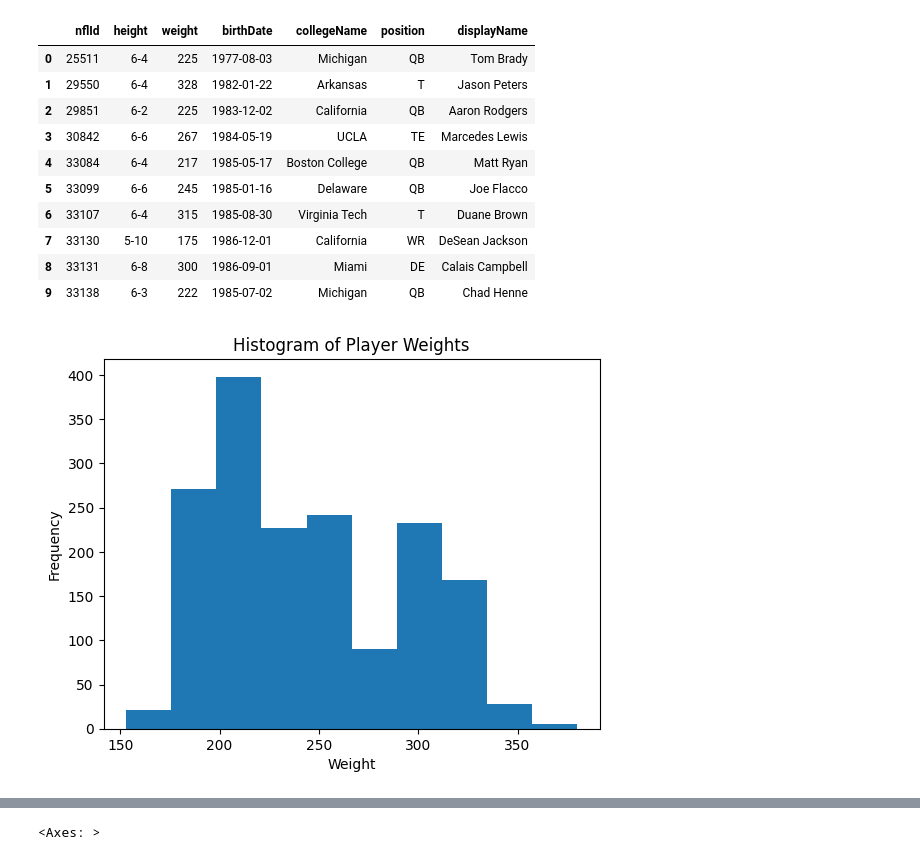
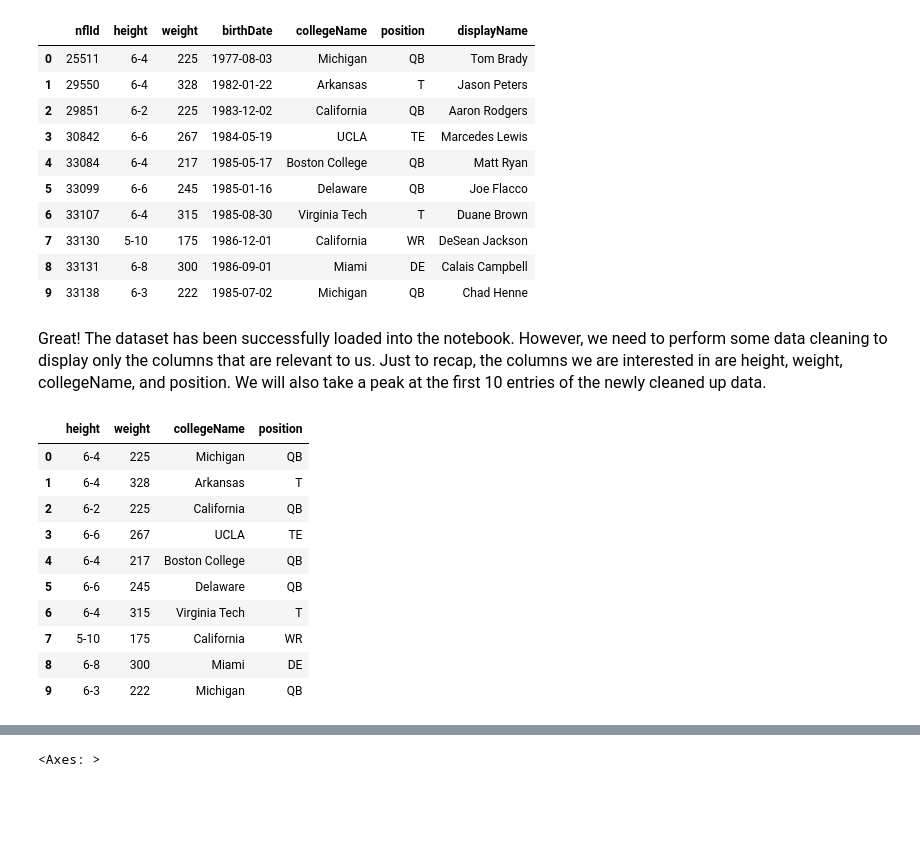
Before and after one commit to glaframb71/CS39AA-Project, a Jupyter notebook: 39aa-project.ipynb, the cells around one changed output, grey strips where cells are left out. Saved outputs shown, nothing was run; the diff lists cells and outputs as text; code cells hidden in the pictures; blank space fills up the shorter version.

Commit message:
Kaggle Notebook | 39AA Project | Version 5

```diff
--- a/39aa-project.ipynb
+++ b/39aa-project.ipynb
@@ -53,14 +34,21 @@ players.head(10)
 | 7 | 33130 | 5-10 | 175 | 1986-12-01 | California | WR | DeSean Jackson |
 | 8 | 33131 | 6-8 | 300 | 1986-09-01 | Miami | DE | Calais Campbell |
 | 9 | 33138 | 6-3 | 222 | 1985-07-02 | Michigan | QB | Chad Henne |
-# %%
-weights = players['weight'].tolist()
-
-plt.hist(weights, bins=10)  # Adjust the number of bins as needed
-plt.xlabel("Weight")
-plt.ylabel("Frequency")
-plt.title("Histogram of Player Weights")
-
-plt.show()
-# %% [output]
-[figure, removed]
+# %% [markdown]
+<font size ="3">Great! The dataset has been successfully loaded into the notebook. However, we need to perform some data cleaning to display only the columns that are relevant to us. Just to recap, the columns we are interested in are height, weight, collegeName, and position. We will also take a peak at the first 10 entries of the newly cleaned up data.</font>
+# %%
+players = playersData[['height', 'weight', 'collegeName', 'position']]
+
+players.head(10)
+# %% [output]
+|  | height | weight | collegeName | position |
+| 0 | 6-4 | 225 | Michigan | QB |
+| 1 | 6-4 | 328 | Arkansas | T |
+| 2 | 6-2 | 225 | California | QB |
+| 3 | 6-6 | 267 | UCLA | TE |
+| 4 | 6-4 | 217 | Boston College | QB |
+| 5 | 6-6 | 245 | Delaware | QB |
+| 6 | 6-4 | 315 | Virginia Tech | T |
+| 7 | 5-10 | 175 | California | WR |
+| 8 | 6-8 | 300 | Miami | DE |
+| 9 | 6-3 | 222 | Michigan | QB |
```
Also changed, not shown: parts of 12 cells of this notebook.
